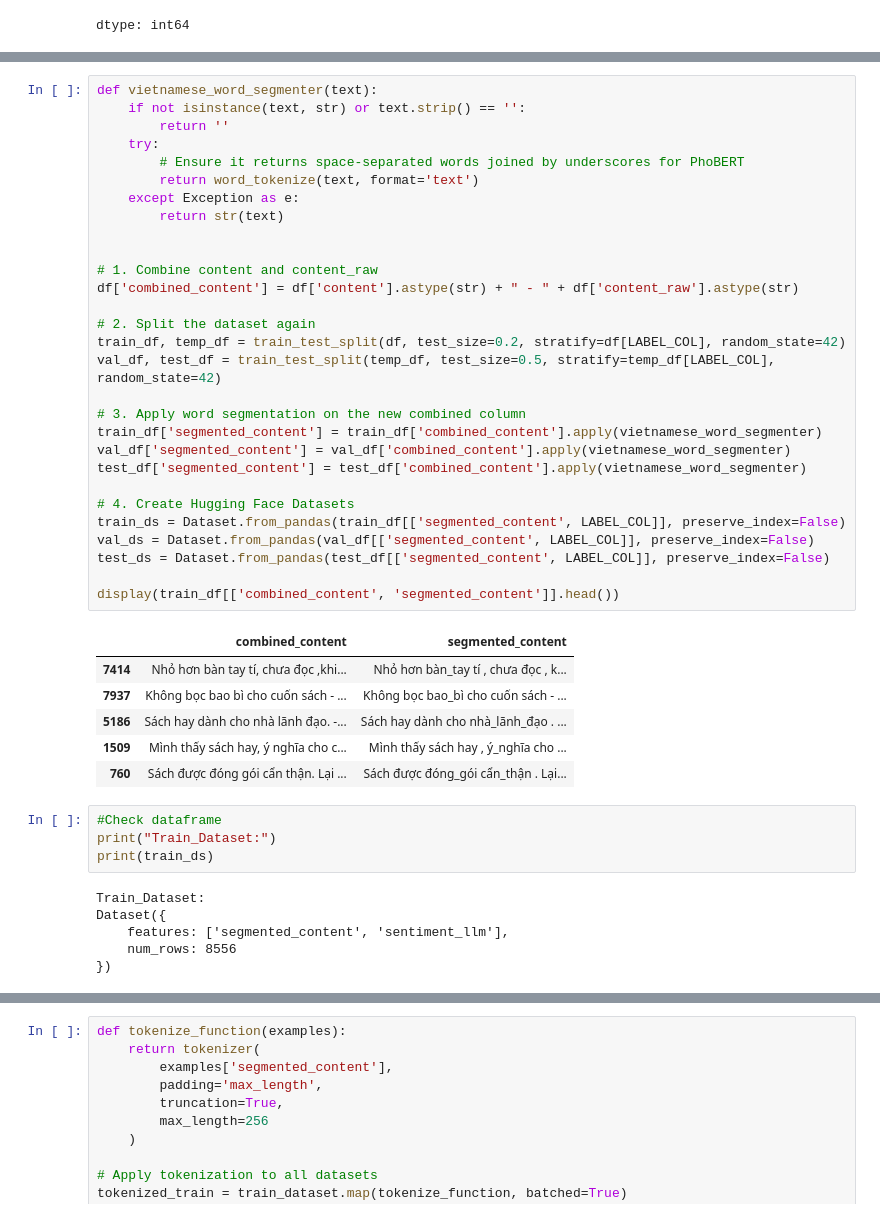
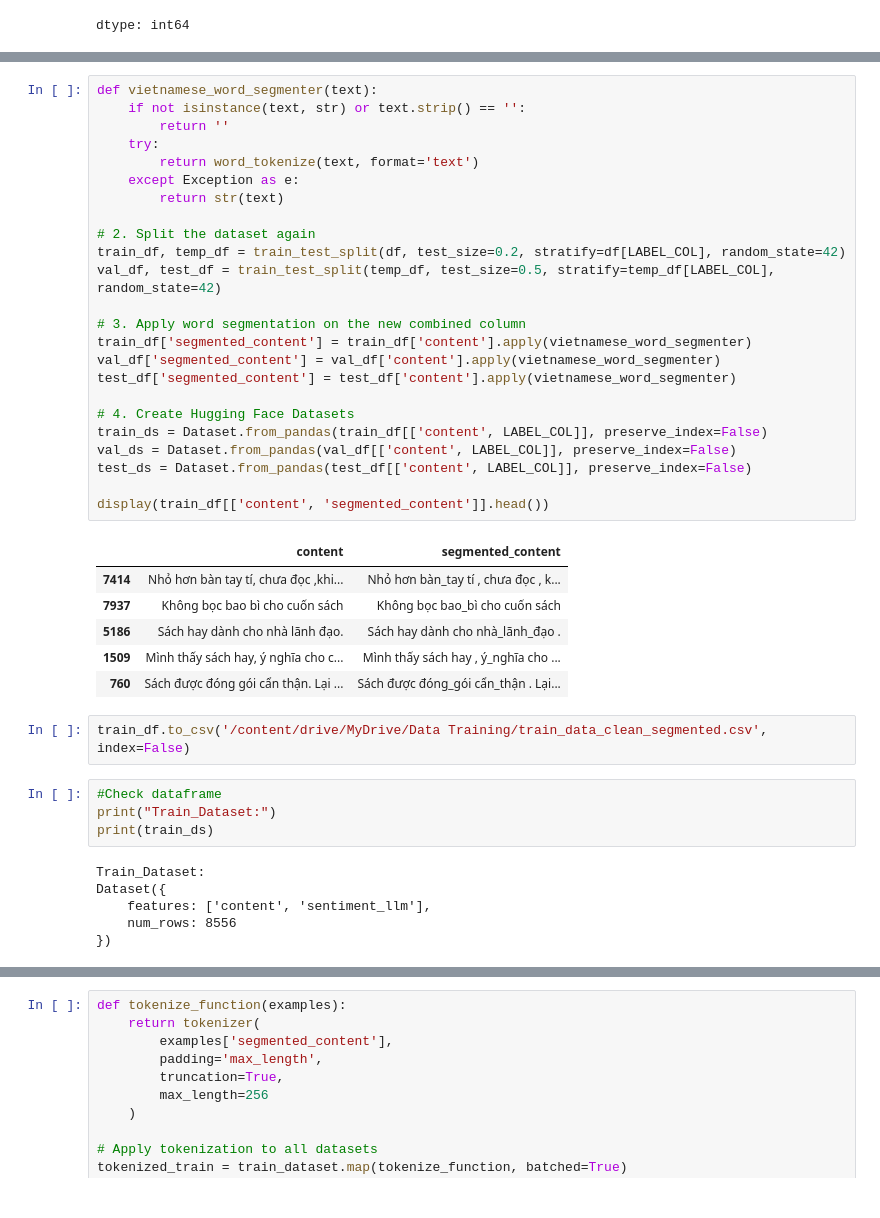
Before and after one commit to nhunggnguyen04/NCKH, a Jupyter notebook: Phobert_finetuning.ipynb, the cells around one changed output, grey strips where cells are left out. Saved outputs shown, nothing was run; the diff lists cells and outputs as text.

```diff
--- a/Phobert_finetuning.ipynb
+++ b/Phobert_finetuning.ipynb
@@ -167,39 +167,36 @@ Notes:
 # %%
 def vietnamese_word_segmenter(text):
     if not isinstance(text, str) or text.strip() == '':
         return ''
     try:
-        # Ensure it returns space-separated words joined by underscores for PhoBERT
         return word_tokenize(text, format='text')
     except Exception as e:
         return str(text)
-
-
-# 1. Combine content and content_raw
-df['combined_content'] = df['content'].astype(str) + " - " + df['content_raw'].astype(str)
 
 # 2. Split the dataset again
 train_df, temp_df = train_test_split(df, test_size=0.2, stratify=df[LABEL_COL], random_state=42)
 val_df, test_df = train_test_split(temp_df, test_size=0.5, stratify=temp_df[LABEL_COL], random_state=42)
 
 # 3. Apply word segmentation on the new combined column
-train_df['segmented_content'] = train_df['combined_content'].apply(vietnamese_word_segmenter)
-val_df['segmented_content'] = val_df['combined_content'].apply(vietnamese_word_segmenter)
-test_df['segmented_content'] = test_df['combined_content'].apply(vietnamese_word_segmenter)
+train_df['segmented_content'] = train_df['content'].apply(vietnamese_word_segmenter)
+val_df['segmented_content'] = val_df['content'].apply(vietnamese_word_segmenter)
+test_df['segmented_content'] = test_df['content'].apply(vietnamese_word_segmenter)
 
 # 4. Create Hugging Face Datasets
-train_ds = Dataset.from_pandas(train_df[['segmented_content', LABEL_COL]], preserve_index=False)
-val_ds = Dataset.from_pandas(val_df[['segmented_content', LABEL_COL]], preserve_index=False)
-test_ds = Dataset.from_pandas(test_df[['segmented_content', LABEL_COL]], preserve_index=False)
+train_ds = Dataset.from_pandas(train_df[['content', LABEL_COL]], preserve_index=False)
+val_ds = Dataset.from_pandas(val_df[['content', LABEL_COL]], preserve_index=False)
+test_ds = Dataset.from_pandas(test_df[['content', LABEL_COL]], preserve_index=False)
 
-display(train_df[['combined_content', 'segmented_content']].head())
+display(train_df[['content', 'segmented_content']].head())
 # %% [output]
-|  | combined_content | segmented_content |
+|  | content | segmented_content |
 | 7414 | Nhỏ hơn bàn tay tí, chưa đọc ,khi... | Nhỏ hơn bàn_tay tí , chưa đọc , k... |
-| 7937 | Không bọc bao bì cho cuốn sách - ... | Không bọc bao_bì cho cuốn sách - ... |
-| 5186 | Sách hay dành cho nhà lãnh đạo. -... | Sách hay dành cho nhà_lãnh_đạo . ... |
+| 7937 | Không bọc bao bì cho cuốn sách | Không bọc bao_bì cho cuốn sách |
+| 5186 | Sách hay dành cho nhà lãnh đạo. | Sách hay dành cho nhà_lãnh_đạo . |
 | 1509 | Mình thấy sách hay, ý nghĩa cho c... | Mình thấy sách hay , ý_nghĩa cho ... |
 | 760 | Sách được đóng gói cẩn thận. Lại ... | Sách được đóng_gói cẩn_thận . Lại... |
+# %%
+train_df.to_csv('/content/drive/MyDrive/Data Training/train_data_clean_segmented.csv', index=False)
 # %%
 #Check dataframe
 print("Train_Dataset:")
@@ -207,6 +204,6 @@ print(train_ds)
 # %% [output]
 Train_Dataset:
 Dataset({
-    features: ['segmented_content', 'sentiment_llm'],
+    features: ['content', 'sentiment_llm'],
     num_rows: 8556
 })
```
Also changed, not shown: parts of 17 cells of this notebook.
